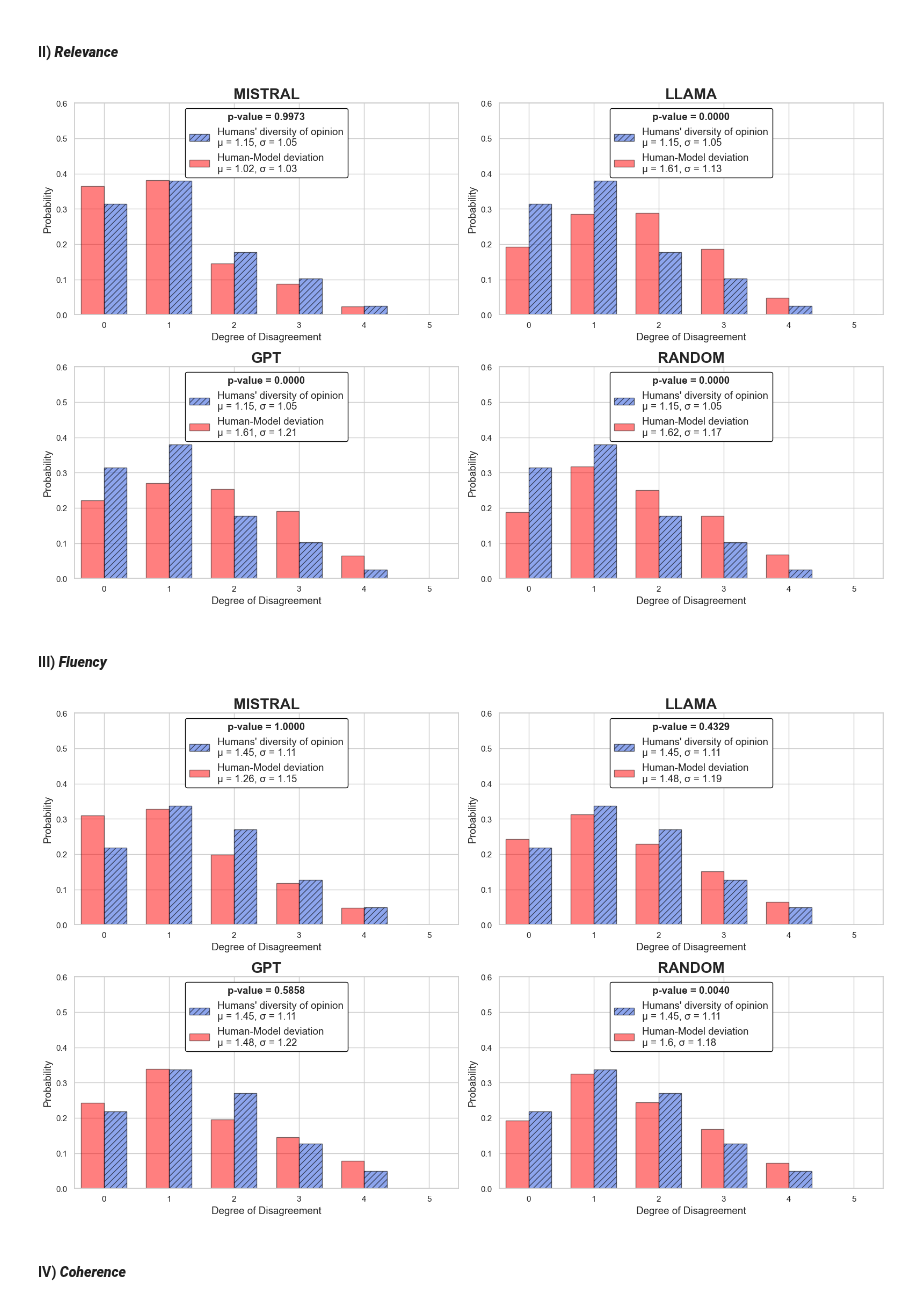
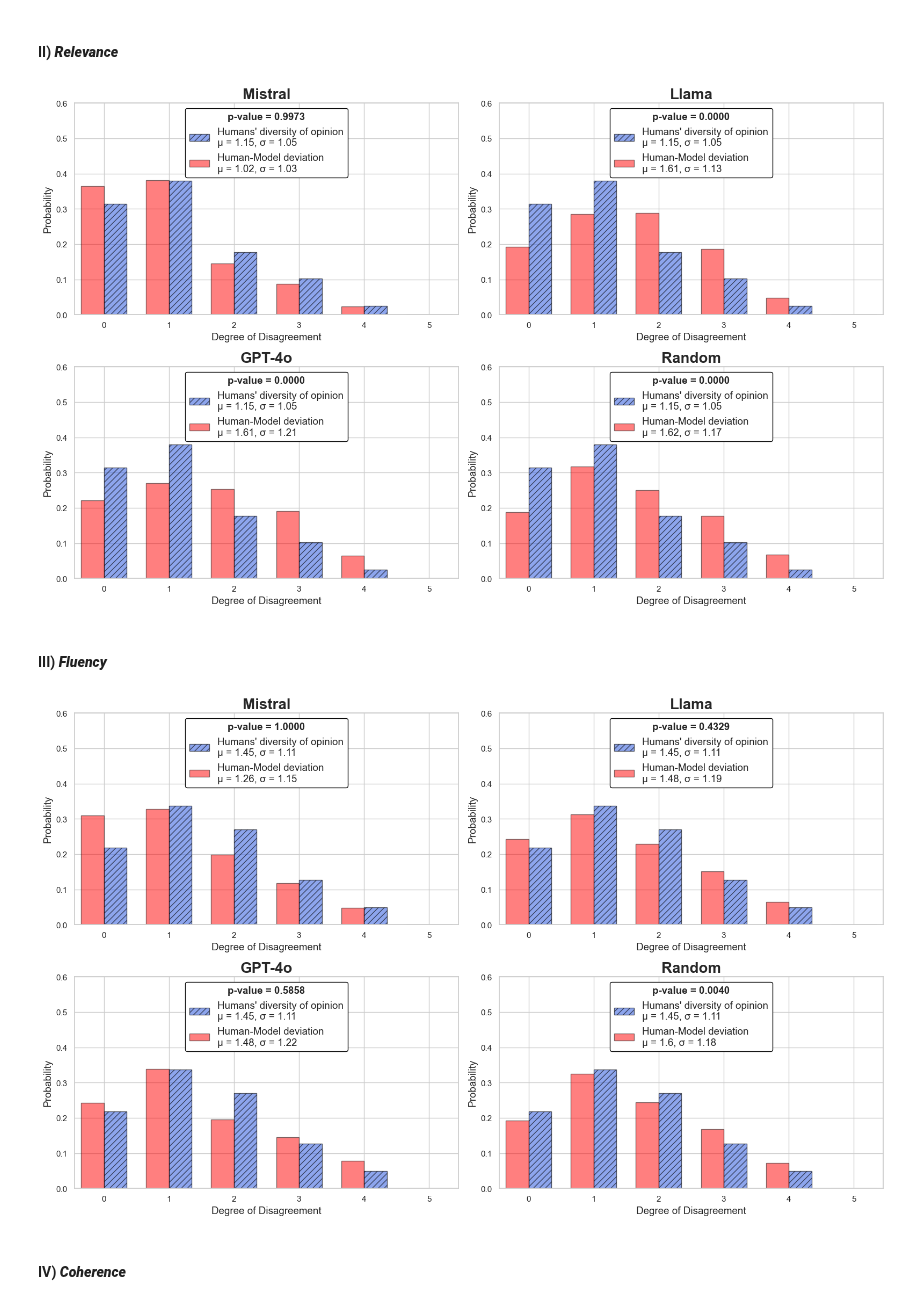
Before and after one commit to Ocean-code-1995/llm-judge-good-enough, a Jupyter notebook: newsroom/src/analysis.ipynb, the cells around one changed output. Cells and saved outputs as stored; diff of their text form; code cells hidden in the pictures.

```diff
--- a/newsroom/src/analysis.ipynb
+++ b/newsroom/src/analysis.ipynb
@@ -360,30 +360,30 @@ Informativeness_LLM_Evaluator.plot_model_vs_human_grid(
 #### II) ***Relevance***
 # %%
 llm_human_disagreements_relevance = {
-    'MISTRAL': llm_human_disagreements['MISTRAL_relevance'],
-    'LLAMA': llm_human_disagreements['LLAMA_relevance'],
-    'GPT': llm_human_disagreements['GPT_relevance'],
-    'RANDOM': human_random_disagreements['random_relevance']
+    'Mistral': llm_human_disagreements['MISTRAL_relevance'],
+    'Llama': llm_human_disagreements['LLAMA_relevance'],
+    'GPT-4o': llm_human_disagreements['GPT_relevance'],
+    'Random': human_random_disagreements['random_relevance']
 }
 
 
 Relevance_LLM_Evaluator.plot_model_vs_human_grid(
     model_disagreement_dict=llm_human_disagreements_relevance,
     human_human_disagreements=human_disagreements['relevance'],
     bins=np.arange(0, 5 + 2),
     bar_width=0.35,
     y_lim=0.6
 )
 # %% [output]
-[figure, old version]
+[figure, new version]
 # %% [markdown]
 #### III) ***Fluency***
 # %%
 llm_human_disagreements_fluency = {
-    'MISTRAL': llm_human_disagreements['MISTRAL_fluency'],
-    'LLAMA': llm_human_disagreements['LLAMA_fluency'],
-    'GPT': llm_human_disagreements['GPT_fluency'],
-    'RANDOM': human_random_disagreements['random_fluency']
+    'Mistral': llm_human_disagreements['MISTRAL_fluency'],
+    'Llama': llm_human_disagreements['LLAMA_fluency'],
+    'GPT-4o': llm_human_disagreements['GPT_fluency'],
+    'Random': human_random_disagreements['random_fluency']
 }
 
 
@@ -395,7 +395,7 @@ Fluency_LLM_Evaluator.plot_model_vs_human_grid(
     y_lim=0.6
 )
 # %% [output]
-[figure, old version]
+[figure, new version]
 # %% [markdown]
 #### IV) ***Coherence***
 # %%
```
Also changed, not shown: parts of 2 cells of this notebook.
